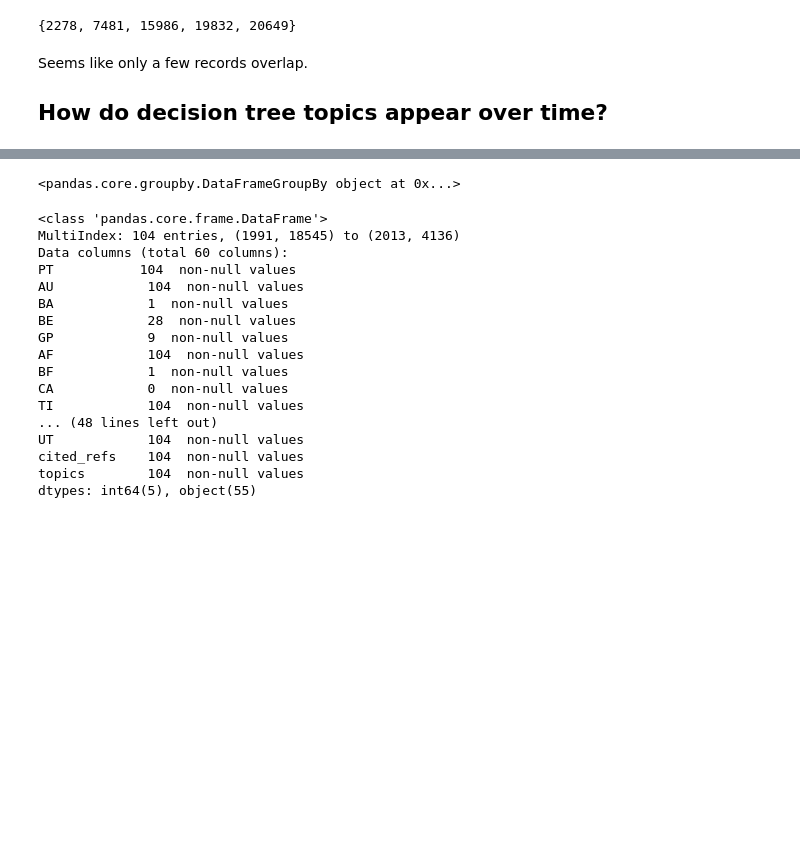
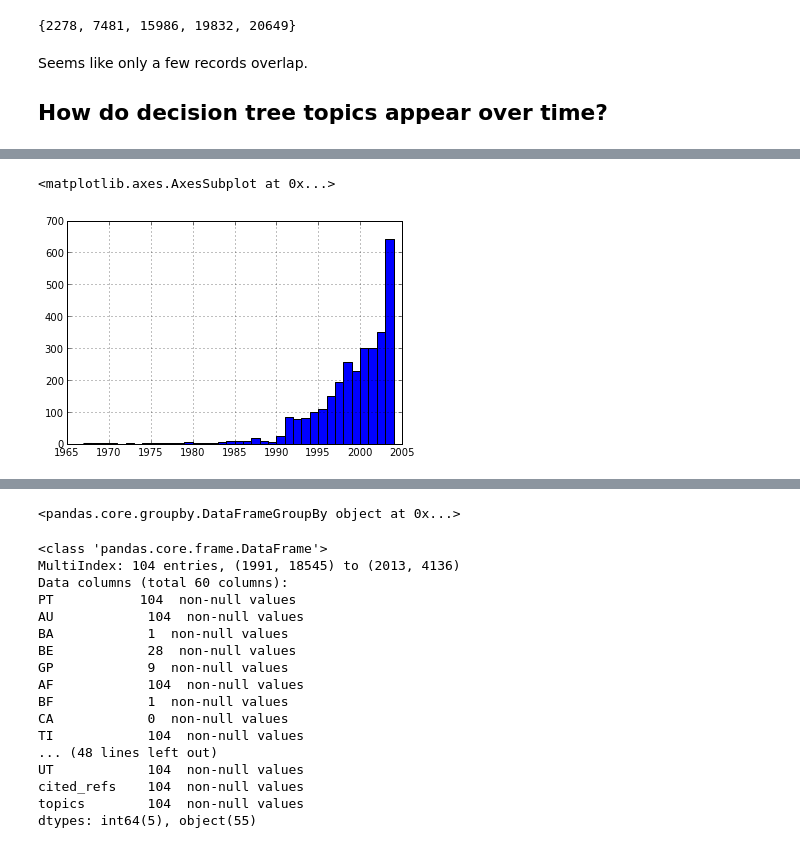
Before and after one commit to datapractice/machinelearners, a Jupyter notebook: ml_lit/svm_nn_dt_movement.ipynb, the cells around one changed output, grey strips where cells are left out. Cells and saved outputs as stored; diff of their text form; code cells hidden in the pictures; blank space fills up the shorter version.

Commit message:
still on decision tree analysis; a bit lost in the literature; moving towards implementation of decision tree

```diff
--- a/ml_lit/svm_nn_dt_movement.ipynb
+++ b/ml_lit/svm_nn_dt_movement.ipynb
@@ -72,0 +77,7 @@ plt.show()
+# %%
+dec_tree_df = ml.load_records('data/decision_tree_WOS/')
+# %%
+dec_tree_df.PY.hist(bins=dec_tree_df.PY.max()-dec_tree_df.PY.min())
+# %% [output]
+<matplotlib.axes.AxesSubplot at 0x...>
+[figure, added]
```
Also changed, not shown: parts of 10 cells of this notebook, 11 other files.
